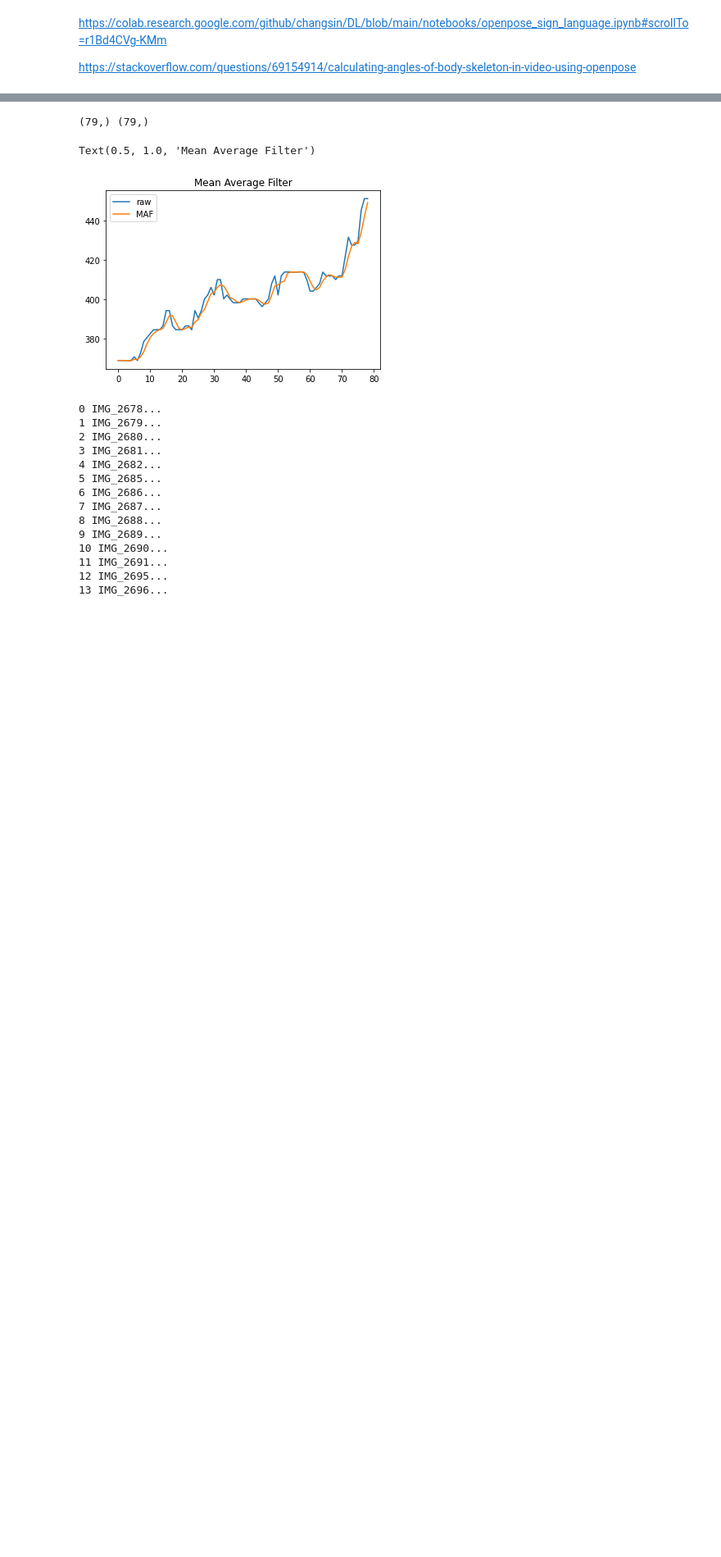
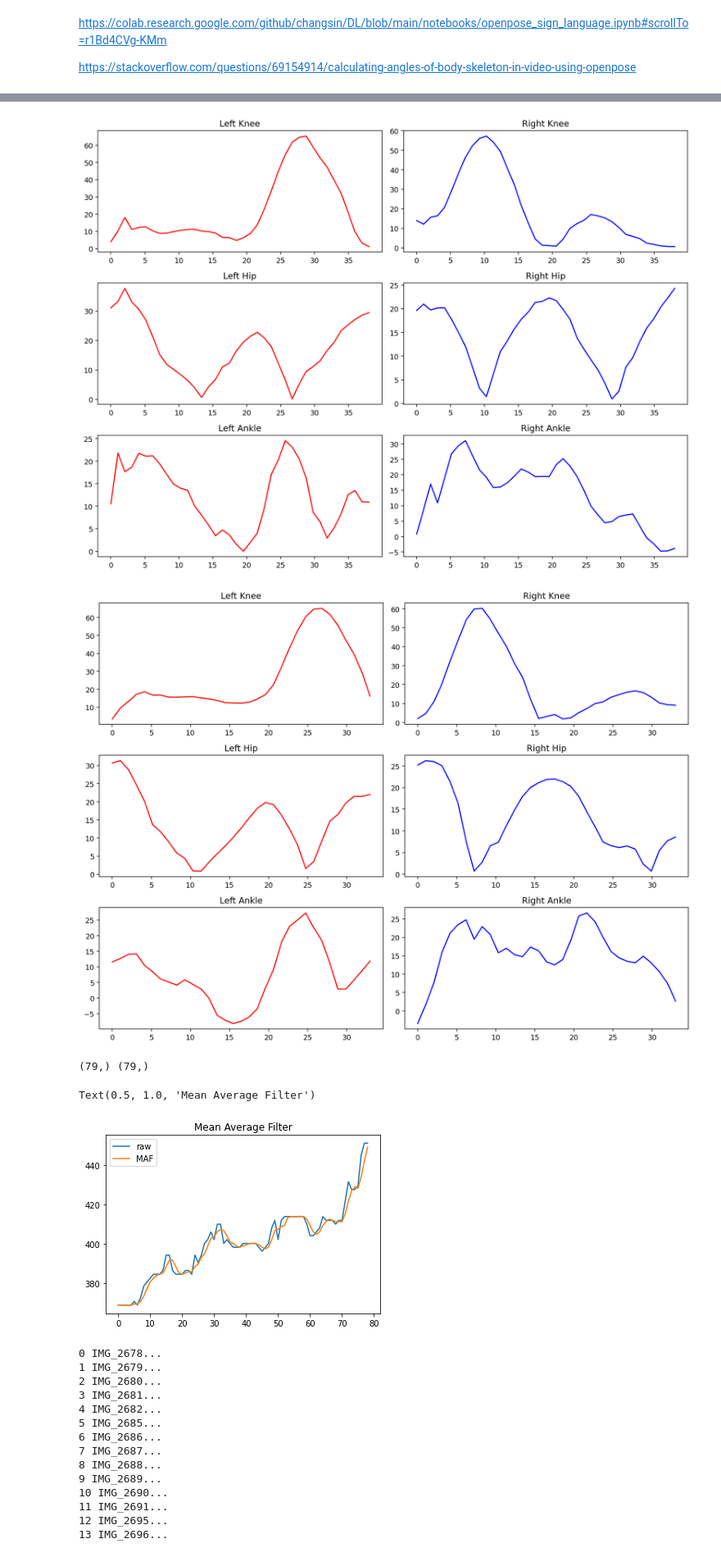
Before and after one commit to AndresJGUTP/openpose-gait-features, a Jupyter notebook: process_op.ipynb, the cells around one changed output, grey strips where cells are left out. Shown: that part at 82% size. Cells and saved outputs as stored; diff of their text form; code cells hidden in the pictures; blank space fills up the shorter version.

Commit message:
feat(opEngine): gait features engine

```diff
--- a/process_op.ipynb
+++ b/process_op.ipynb
@@ -457,0 +696,46 @@ process_folder('IMG_2680')
+# %%
+def get_gait_cycles_index(knees_angles, hips_angles, ankles_angles):
+    LKnees_angles, RKnees_angles = knees_angles
+    LHip_angles, RHip_angles = hips_angles
+    LAnkle_angles, RAnkle_angles = ankles_angles
+
+    # TODO: Define gait events to get index
+
+    return [(0, 38), (38, -1)]
+
+def get_gait_cyles(knees_angles, hips_angles, ankles_angles):
+
+    LKnee_angles, RKnee_angles = knees_angles
+    LHip_angles, RHip_angles = hips_angles
+    LAnkle_angles, RAnkle_angles = ankles_angles
+
+    gait_cyles_index = get_gait_cycles_index(knees_angles, hips_angles, ankles_angles)
+
+    knees_gait_cycles = []
+    hips_gait_cycles = []
+    ankles_gait_cycles = []
+
+
+    for start_frame, end_frame in gait_cyles_index:
+
+        knees_gait_cycles.append( np.array([[*LKnee_angles[start_frame:end_frame]], [*RKnee_angles[start_frame:end_frame]]]) )
+        hips_gait_cycles.append( np.array([[*LHip_angles[start_frame:end_frame]], [*RHip_angles[start_frame:end_frame]]]) )
+        ankles_gait_cycles.append( np.array([[*LAnkle_angles[start_frame:end_frame]], [*RAnkle_angles[start_frame:end_frame]]]) )
+
+    return knees_gait_cycles, hips_gait_cycles, ankles_gait_cycles
+
+
+gait_cycles_angles = get_gait_cyles(knees_angles, hips_angles, ankles_angles)
+
+# plot_angles_matrix(knees_angles, hips_angles, ankles_angles, norm_axes=True)
+# %%
+for cycle in range(len(gait_cycles_angles[0])):
+    knees_gait_cycles = gait_cycles_angles[0][cycle]
+    hips_gait_cycles = gait_cycles_angles[1][cycle]
+    ankles_gait_cycles = gait_cycles_angles[2][cycle]
+
+    # print(cycle)
+    save_plot_angles_matrix(knees_gait_cycles, hips_gait_cycles, ankles_gait_cycles)
+# %% [output]
+[figure, added]
+[figure, added]
```
Also changed, not shown: parts of 8 cells of this notebook, 5 other files.
